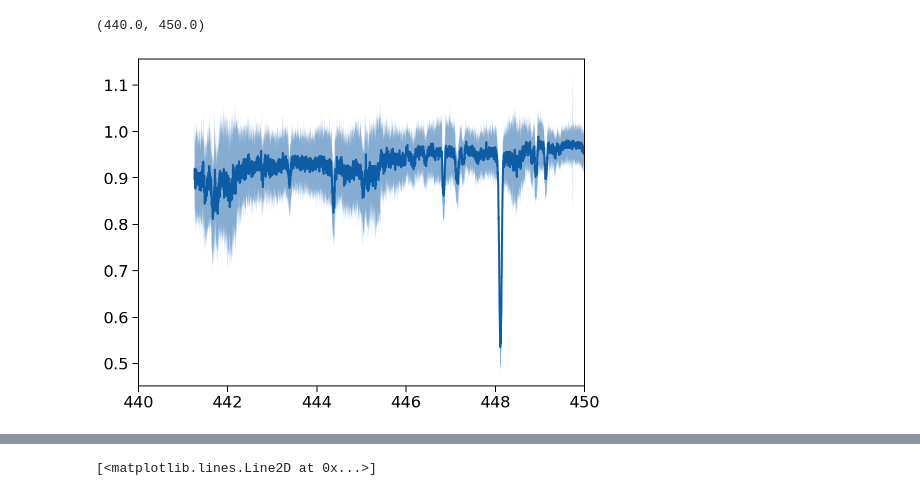
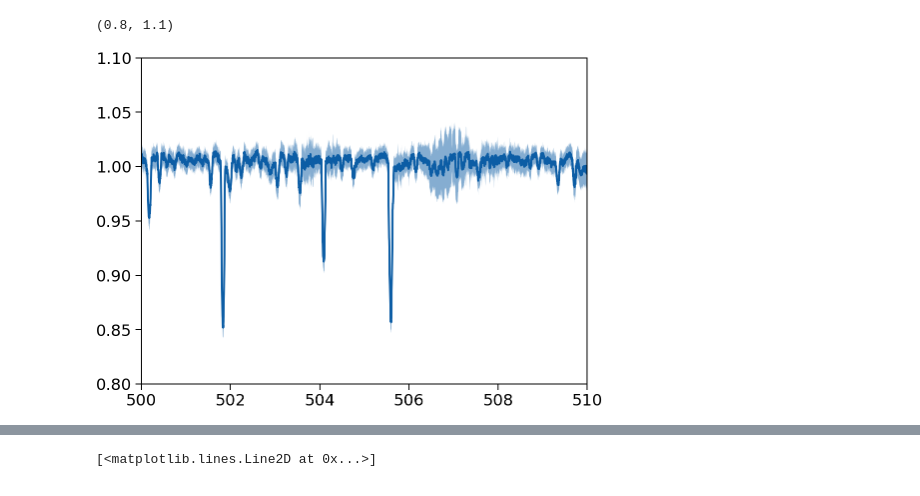
Before and after one commit to danhey/adra, a Jupyter notebook: Spectral synthesis.ipynb, the cells around one changed output, grey strips where cells are left out. Saved outputs shown, nothing was run; the diff lists cells and outputs as text; code cells hidden in the pictures.

```diff
--- a/Spectral synthesis.ipynb
+++ b/Spectral synthesis.ipynb
@@ -104,7 +104,7 @@ def flatten(x, y, k=5):
     p = np.polyfit(x[m], y[m], k)
     return y / np.polyval(p, x)
 # %%
-def get_spectrum(spec, orders):
+def get_spectrum(spec):
     spec_data = pf.getdata(spec)
     wav = spec_data[3,:,:]
     flux = spec_data[0,:,:]# / spec_data[2,:,:]
@@ -112,7 +112,7 @@ def get_spectrum(spec, orders):
     all_wav, all_flux = [], []
 
     wmax = 0
-    for w, f in zip(wav[orders], flux[orders]):
+    for w, f in zip(wav[:], flux[:]):
         m = w  > wmax
         w, f = w[m], f[m]
 #         print(w)
@@ -143,16 +138,20 @@ epochs = np.arange(len(all_spectra_files))
 m = ~((epochs == 60) | (epochs == 15))
 all_spectra_files = all_spectra_files[m]
 
-orders = [18,19,20,21,22,23,24,25,26]
-orders= [1,2,3,4,5,6,7,8,9,10,11,12,13,14,15,16,17,18,19,20,21,22,23,24,25,26,27,28,29,30]
+
+# orders = [18,19,20,21,22,23,24,25,26]
+# orders= [1,2,3,4,5,6,7,8,9,10,11,12,13,14,15,16,17,18,19,20,21,22,23,24,25,26,27,28,29,30]
 #18,19,20,21,22,23,24,25,
 
-wavelengths = np.arange(wav.min()/10 + 3, wav.max()/10 - 3, 0.002) # 0.2 A
+spec_data = pf.getdata(all_spectra_files[0])
+all_wav = spec_data[3,:,:].flatten()
+
+wavelengths = np.arange(all_wav.min() / 10 + 3, all_wav.max() / 10 - 3, 0.002) # 0.2 A
 resampled = []
-
+times = []
 for i, spec in tqdm.tqdm(enumerate(all_spectra_files[:]), total=len(all_spectra_files)):
 
-    wav, flux = get_spectrum(spec, orders)
+    wav, flux = get_spectrum(spec)
     meta = pf.getheader( spec )
     times.append(meta['BJD-MID'])
 
@@ -224,9 +212,11 @@ plt.fill_between(wavelengths, med-sd, med+sd, alpha=0.5)
 # %%
 plt.plot(wavelengths,med)
 plt.fill_between(wavelengths, med-sd, med+sd, alpha=0.5)
-plt.xlim(440, 450)
+# plt.xlim(440, 450)
+plt.xlim(500, 510)
+plt.ylim(0.8, 1.1)
 # %% [output]
-(440.0, 450.0)
+(0.8, 1.1)
-[figure, old version]
+[figure, new version]
 # %%
 star_spectrum = ispec.create_spectrum_structure(wavelengths)
```
Also changed, not shown: parts of 11 cells of this notebook, 1 other file.
